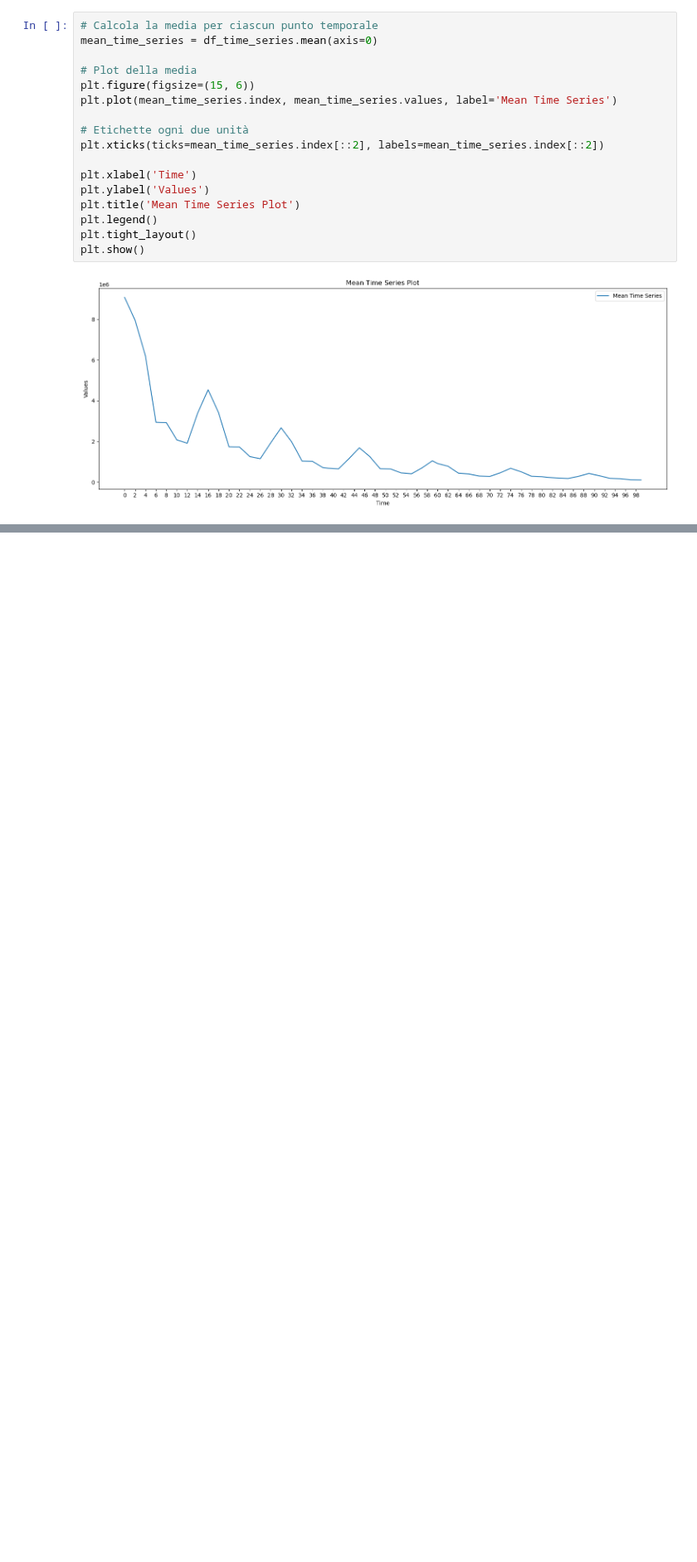
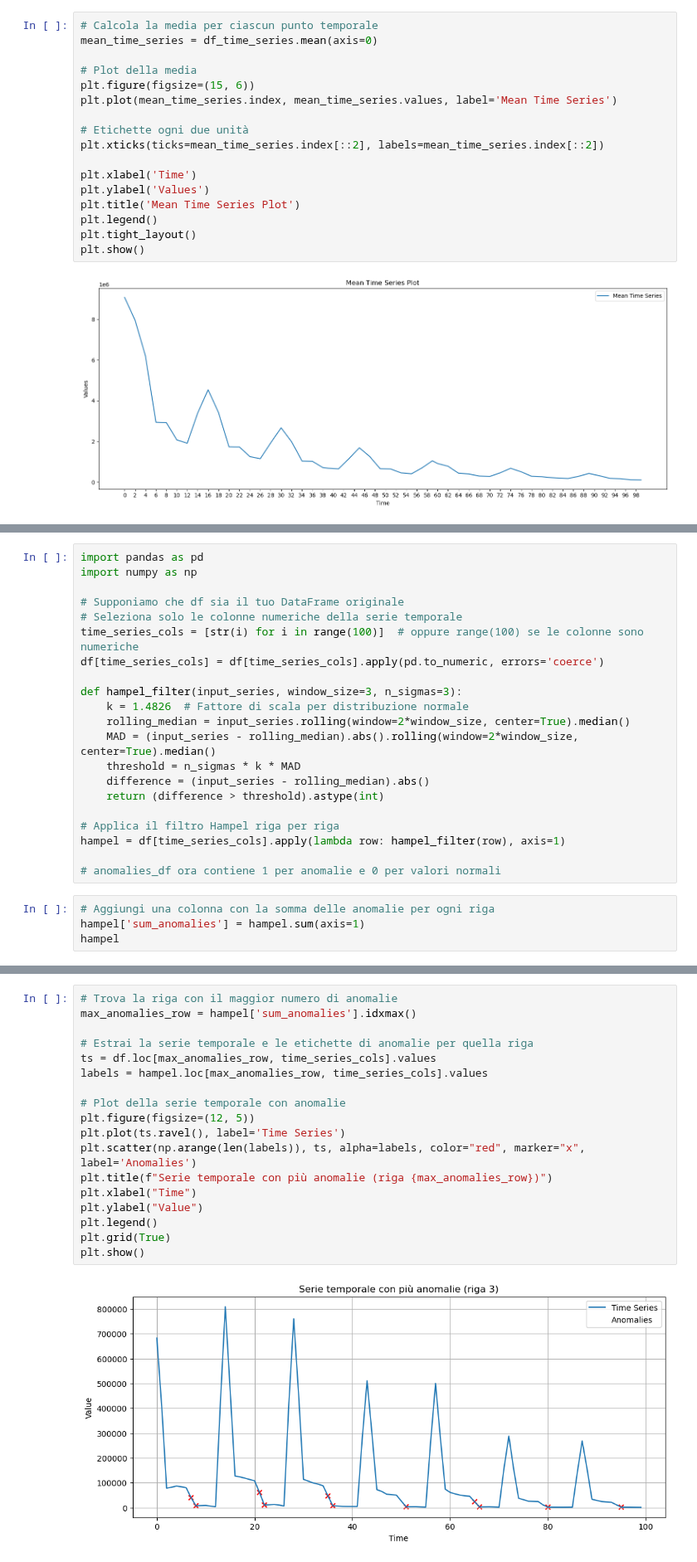
Before and after one commit to luigiascio/Data-Mining-2, a Jupyter notebook: TS_prep.ipynb, the cells around one changed output, grey strips where cells are left out. Shown at 83% size. Saved outputs shown, nothing was run; the diff lists cells and outputs as text; blank space fills up the shorter version.

```diff
--- a/TS_prep.ipynb
+++ b/TS_prep.ipynb
@@ -85,0 +124,25 @@ plt.show()
+# %%
+import pandas as pd
+import numpy as np
+
+# Supponiamo che df sia il tuo DataFrame originale
+# Seleziona solo le colonne numeriche della serie temporale
+time_series_cols = [str(i) for i in range(100)]  # oppure range(100) se le colonne sono numeriche
+df[time_series_cols] = df[time_series_cols].apply(pd.to_numeric, errors='coerce')
+
+def hampel_filter(input_series, window_size=3, n_sigmas=3):
+    k = 1.4826  # Fattore di scala per distribuzione normale
+    rolling_median = input_series.rolling(window=2*window_size, center=True).median()
+    MAD = (input_series - rolling_median).abs().rolling(window=2*window_size, center=True).median()
+    threshold = n_sigmas * k * MAD
+    difference = (input_series - rolling_median).abs()
+    return (difference > threshold).astype(int)
+
+# Applica il filtro Hampel riga per riga
+hampel = df[time_series_cols].apply(lambda row: hampel_filter(row), axis=1)
+
+# anomalies_df ora contiene 1 per anomalie e 0 per valori normali
+# %%
+# Aggiungi una colonna con la somma delle anomalie per ogni riga
+hampel['sum_anomalies'] = hampel.sum(axis=1)
+hampel
@@ -85,0 +179,20 @@ plt.show()
+# %%
+# Trova la riga con il maggior numero di anomalie
+max_anomalies_row = hampel['sum_anomalies'].idxmax()
+
+# Estrai la serie temporale e le etichette di anomalie per quella riga
+ts = df.loc[max_anomalies_row, time_series_cols].values
+labels = hampel.loc[max_anomalies_row, time_series_cols].values
+
+# Plot della serie temporale con anomalie
+plt.figure(figsize=(12, 5))
+plt.plot(ts.ravel(), label='Time Series')
+plt.scatter(np.arange(len(labels)), ts, alpha=labels, color="red", marker="x", label='Anomalies')
+plt.title(f"Serie temporale con più anomalie (riga {max_anomalies_row})")
+plt.xlabel("Time")
+plt.ylabel("Value")
+plt.legend()
+plt.grid(True)
+plt.show()
+# %% [output]
+[figure, added]
```
Also changed, not shown: parts of 34 cells of this notebook, 1 other file.
